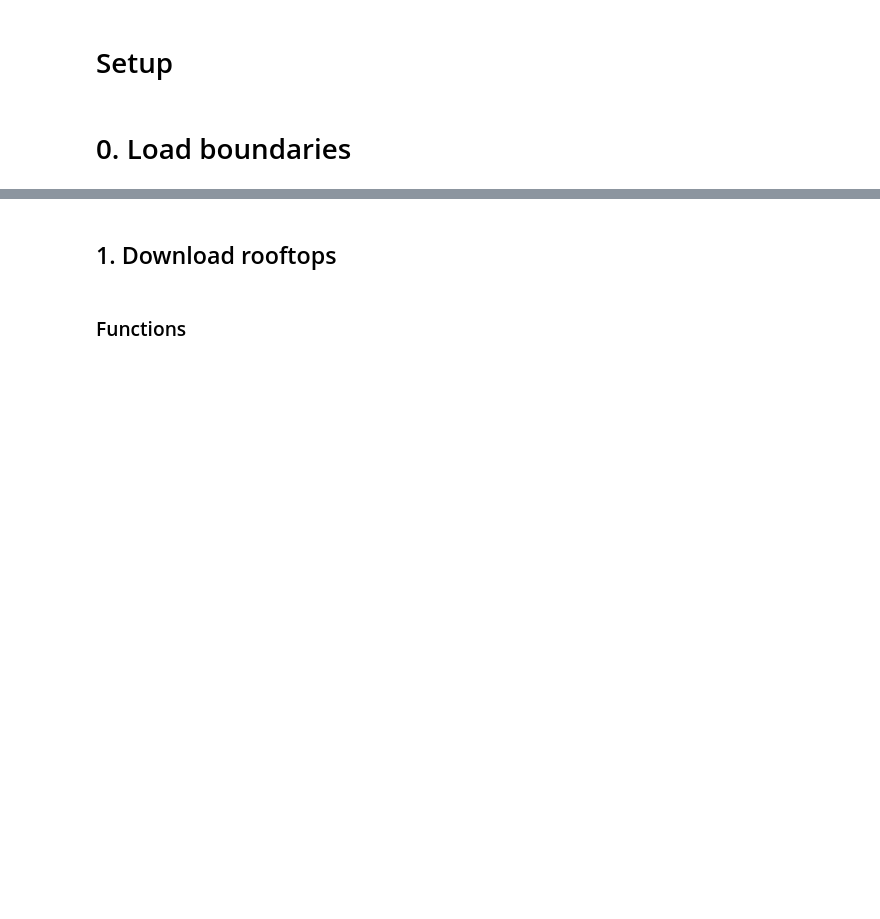
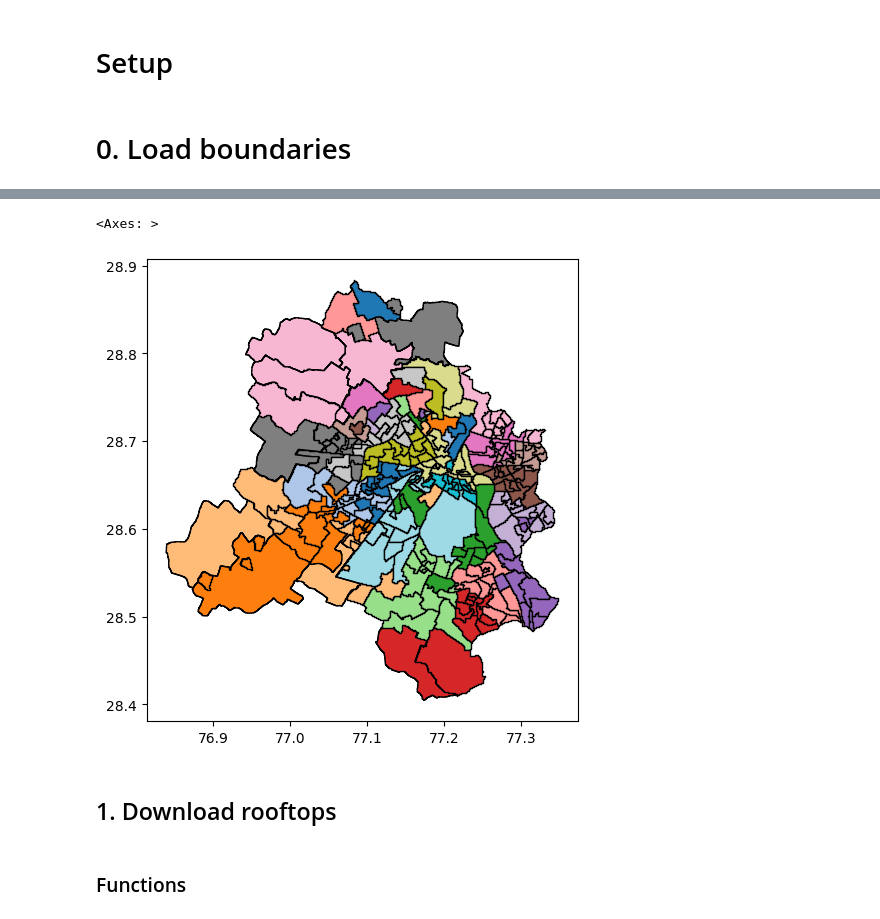
Before and after one commit to IDinsight/rooftop_sampling, a Jupyter notebook: IFS/01_get_rooftops.ipynb, the cells around one changed output, grey strips where cells are left out. Saved outputs shown, nothing was run; the diff lists cells and outputs as text; code cells hidden in the pictures; blank space fills up the shorter version.

```diff
--- a/IFS/01_get_rooftops.ipynb
+++ b/IFS/01_get_rooftops.ipynb
@@ -48,3 +39,9 @@ create_interactive_map(boundaries_gdf, point_id_col="PCA_ID")
+# %%
+boundaries_gdf.plot(column="PCA_ID", figsize=(6, 6), cmap="tab20", edgecolor="black")
+# create_interactive_map(boundaries_gdf, point_id_col="PCA_ID")
+# %% [output]
+<Axes: >
+[figure, added]
 # %% [markdown]
 ## 1. Download rooftops
 # %% [markdown]
```
Also changed, not shown: parts of 10 cells of this notebook.
